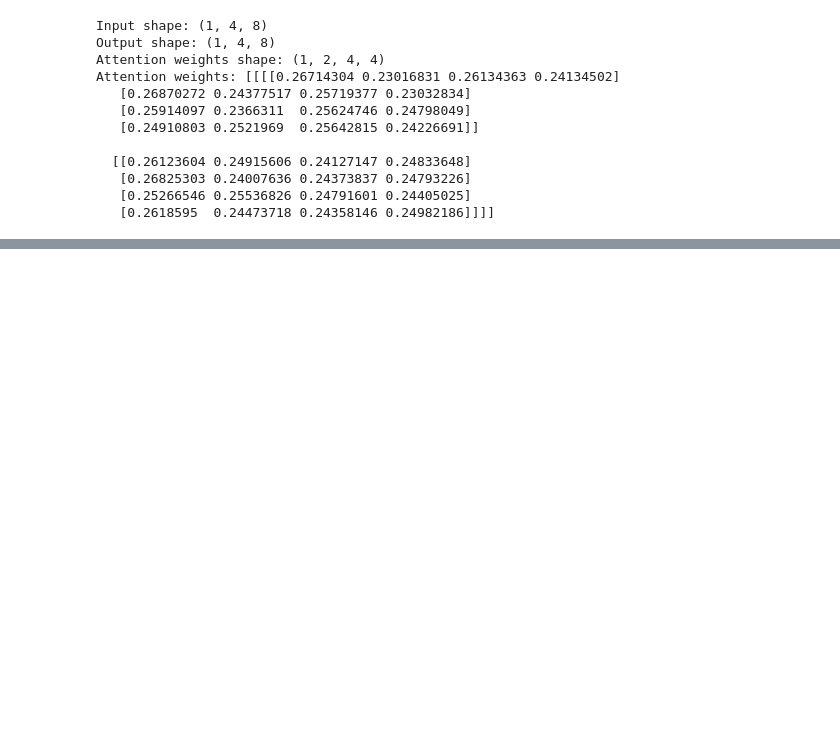
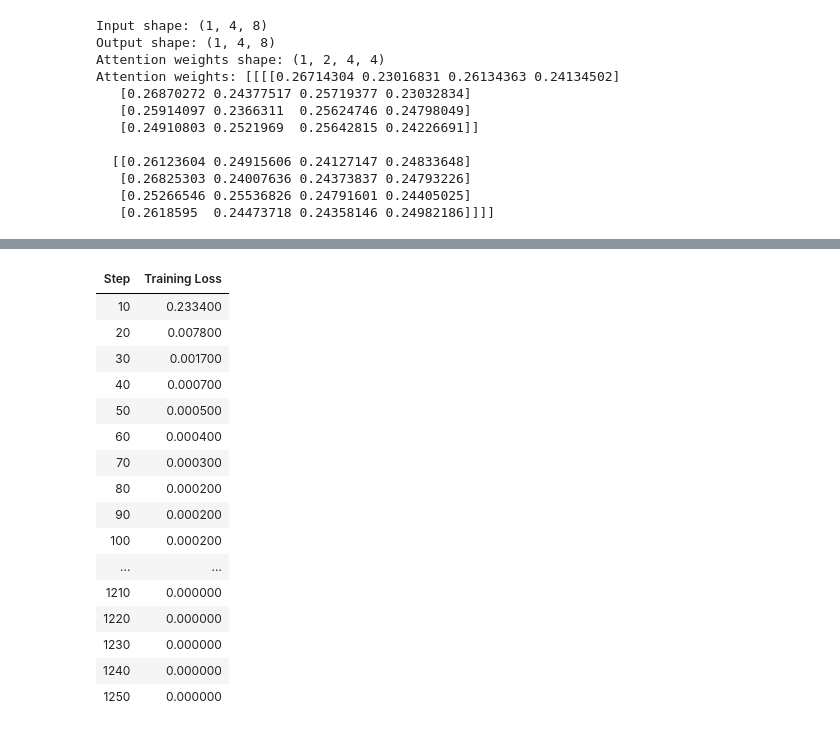
Before and after one commit to polivares/CD-DataScience, a Jupyter notebook: 16-LLMs/16-LLMs.ipynb, the cells around one changed output, grey strips where cells are left out. Cells and saved outputs as stored; diff of their text form; code cells hidden in the pictures; blank space fills up the shorter version.

```diff
--- a/16-LLMs/16-LLMs.ipynb
+++ b/16-LLMs/16-LLMs.ipynb
@@ -374,0 +384,19 @@ Attention weights: [[[[0.26714304 0.23016831 0.26134363 0.24134502]
+# %%
+from transformers import pipeline
+
+# Crear pipeline para análisis de sentimiento
+classifier = pipeline("sentiment-analysis")
+
+# Evaluar algunos textos
+texts = [
+    "I love using transformers for NLP tasks!",
+    "This course is too confusing and badly explained.",
+    "Oh great, another Monday morning meeting. Exactly what I needed." # Ojo: sarcasmo, ¿funciona bien o no?
+]
+
+# score: probabilidad de certeza
+for i, text in enumerate(texts, 1):
+    result = classifier(text)
+    print(f"Resultado {i}:")
+    print(f"Texto: {text}")
+    print(f"Predicción: {result}\n")
@@ -374,0 +465,55 @@ Attention weights: [[[[0.26714304 0.23016831 0.26134363 0.24134502]
+# %%
+# Ejemplo mínimo: fine-tuning con Trainer y un dataset de ejemplo
+
+from datasets import load_dataset
+from transformers import AutoTokenizer, AutoModelForSequenceClassification, Trainer, TrainingArguments
+import torch
+
+# Cargar dataset y mostrar ejemplos
+dataset = load_dataset("imdb", split="train[:2000]")  # Subconjunto pequeño para demo
+
+print("Ejemplos del dataset:")
+for i in range(2):
+    print(f"\nTexto {i+1}: {dataset[i]['text'][:200]}...")  # Mostrar primeras 200 letras
+    print(f"Label: {dataset[i]['label']}")
+
+# Tokenizer y tokenización
+tokenizer = AutoTokenizer.from_pretrained("distilbert-base-uncased")
+
+
+# padding=True: rellena con ceros los textos más cortos para que tengan el mismo largo
+# truncation=True: corta los textos muy largos al máximo permitido por el modelo
+def tokenize(batch):
+    return tokenizer(batch["text"], padding=True, truncation=True)
+
+tokenized_dataset = dataset.map(tokenize, batched=True)
+
+# Mostrar tokenización de un ejemplo
+print("\nEjemplo tokenizado:")
+print(tokenized_dataset[0]['input_ids'][:10])  # primeros tokens
+print(tokenizer.convert_ids_to_tokens(tokenized_dataset[0]['input_ids'][:10]))
+
+# Cargar modelo base
+model = AutoModelForSequenceClassification.from_pretrained("distilbert-base-uncased", num_labels=2)
+
+device = torch.device("cuda" if torch.cuda.is_available() else "cpu")
+model.to(device)
+
+# Definir argumentos de entrenamiento
+args = TrainingArguments(
+    output_dir="./results",
+    per_device_train_batch_size=8,
+    num_train_epochs=4,
+    logging_dir="./logs",
+    logging_steps=10,
+)
+
+# Crear y entrenar con Trainer
+trainer = Trainer(
+    model=model,
+    args=args,
+    train_dataset=tokenized_dataset,
+)
+
+trainer.train()
+# %% [output]
@@ -374,0 +537,17 @@ Attention weights: [[[[0.26714304 0.23016831 0.26134363 0.24134502]
+| Step | Training Loss |
+| 10 | 0.233400 |
+| 20 | 0.007800 |
+| 30 | 0.001700 |
+| 40 | 0.000700 |
+| 50 | 0.000500 |
+| 60 | 0.000400 |
+| 70 | 0.000300 |
+| 80 | 0.000200 |
+| 90 | 0.000200 |
+| 100 | 0.000200 |
+| ... | ... |
+| 1210 | 0.000000 |
+| 1220 | 0.000000 |
+| 1230 | 0.000000 |
+| 1240 | 0.000000 |
+| 1250 | 0.000000 |
```
Also changed, not shown: parts of 10 cells of this notebook, 1 other file.
